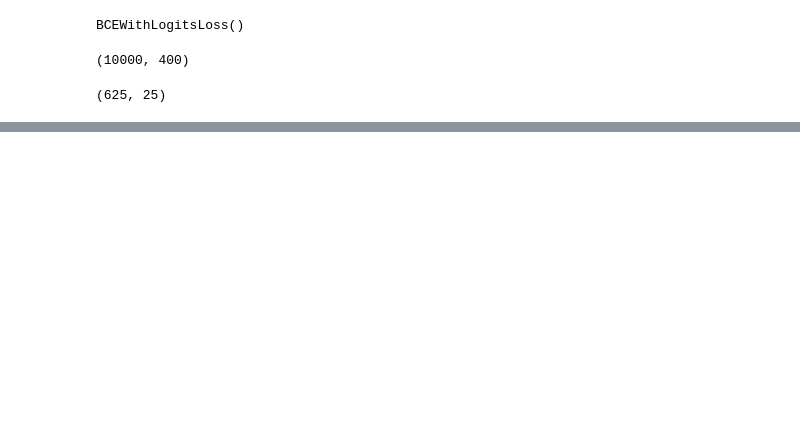
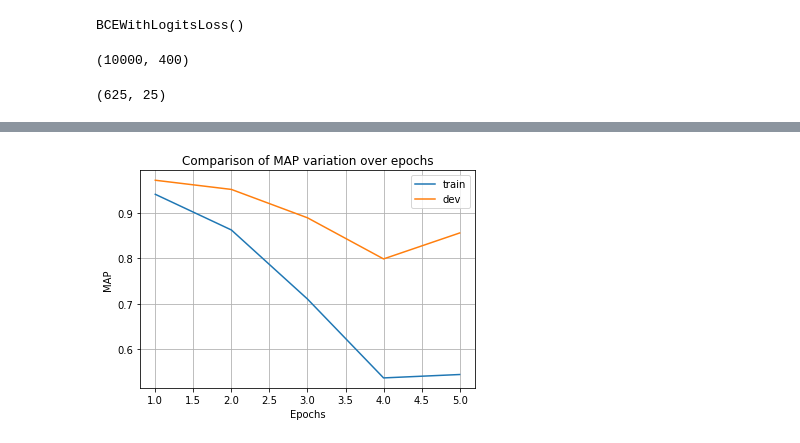
Before and after one commit to sagarsj42/wikiqa_open_domain_qa, a Jupyter notebook: notebooks/tanda.ipynb, the cells around one changed output, grey strips where cells are left out. Saved outputs shown, nothing was run; the diff lists cells and outputs as text; code cells hidden in the pictures; blank space fills up the shorter version.

```diff
--- a/notebooks/tanda.ipynb
+++ b/notebooks/tanda.ipynb
@@ -406,0 +620,4 @@ for d in asnq_f['train']:
+# %%
+plot_curves(train_stats, dev_stats, 2, 'MAP')
+# %% [output]
+[figure, added]
```
Also changed, not shown: parts of 27 cells of this notebook, 2 other files.
